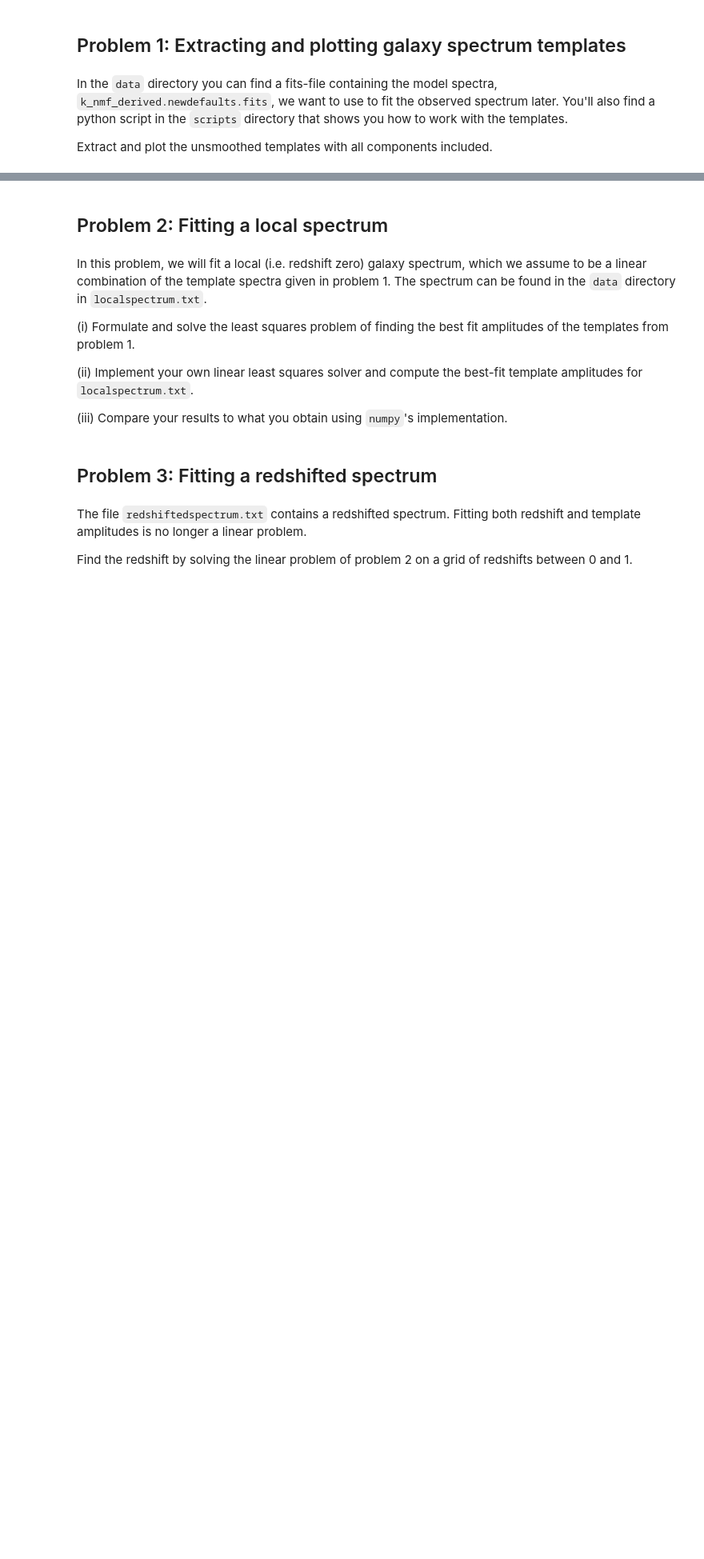
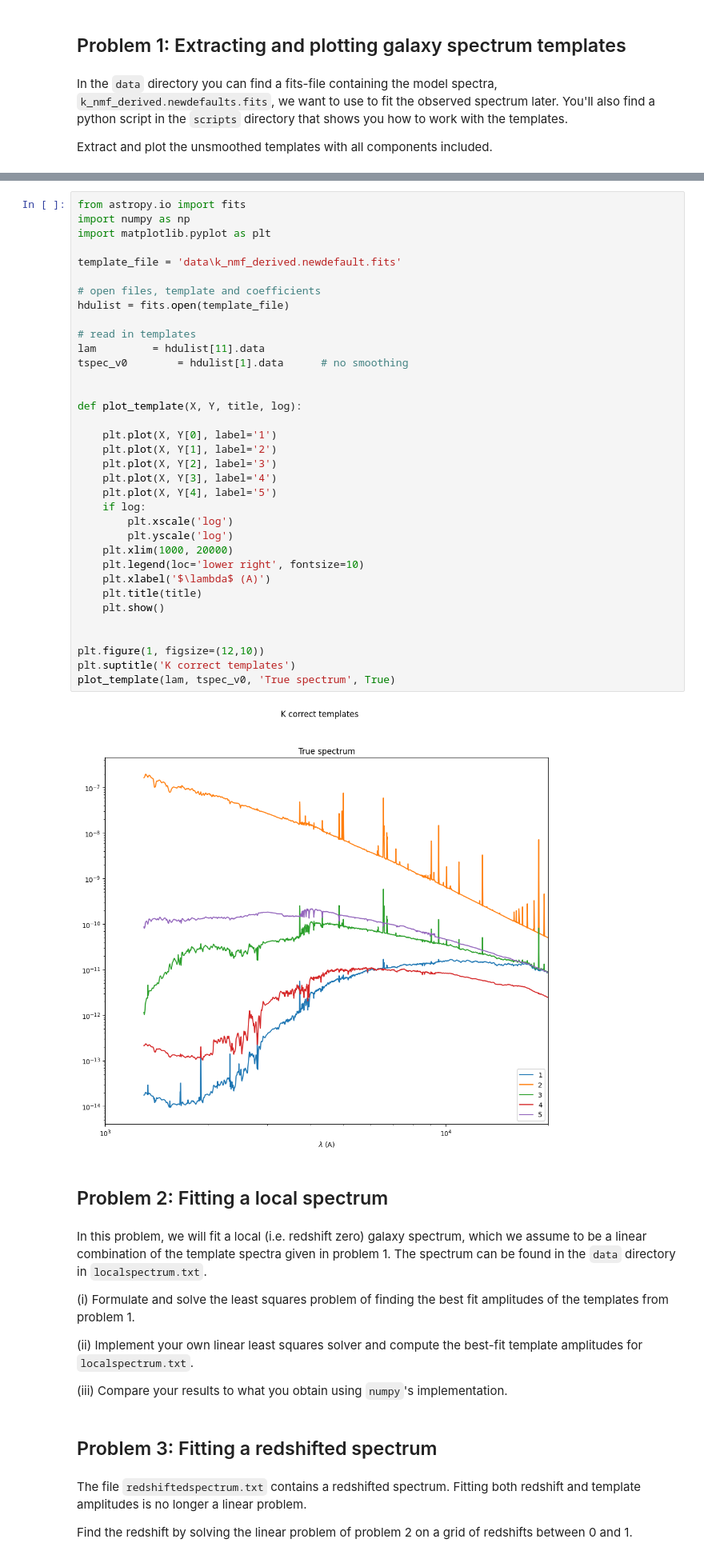
Before and after one commit to dianalopez507/master-bonn-stat-methods, a Jupyter notebook: Ex.5/P05_least-squares_Rutul_Problem1.ipynb, the cells around one changed output, grey strips where cells are left out. Shown at 80% size. Cells and saved outputs as stored; diff of their text form; blank space fills up the shorter version.

```diff
--- a/Ex.5/P05_least-squares_Rutul_Problem1.ipynb
+++ b/Ex.5/P05_least-squares_Rutul_Problem1.ipynb
@@ -87,3 +19,40 @@ interactive(children=(Dropdown(description='Template:', options=('No smoothing (
+# %%
+from astropy.io import fits
+import numpy as np
+import matplotlib.pyplot as plt
+
+template_file = 'data\k_nmf_derived.newdefault.fits'
+
+# open files, template and coefficients
+hdulist = fits.open(template_file)
+
+# read in templates
+lam	 		= hdulist[11].data
+tspec_v0		= hdulist[1].data      # no smoothing
+
+
+def plot_template(X, Y, title, log):
+
+	plt.plot(X, Y[0], label='1')
+	plt.plot(X, Y[1], label='2')
+	plt.plot(X, Y[2], label='3')
+	plt.plot(X, Y[3], label='4')
+	plt.plot(X, Y[4], label='5')
+	if log:
+		plt.xscale('log')
+		plt.yscale('log')
+	plt.xlim(1000, 20000)
+	plt.legend(loc='lower right', fontsize=10)
+	plt.xlabel('$\lambda$ (A)')
+	plt.title(title)
+	plt.show()
+
+
+plt.figure(1, figsize=(12,10))
+plt.suptitle('K correct templates')
+plot_template(lam, tspec_v0, 'True spectrum', True)
+# %% [output]
+[figure, added]
 # %% [markdown]
 ## Problem 2: Fitting a local spectrum
 # %% [markdown]
```
Also changed, not shown: parts of 1 cell of this notebook.
